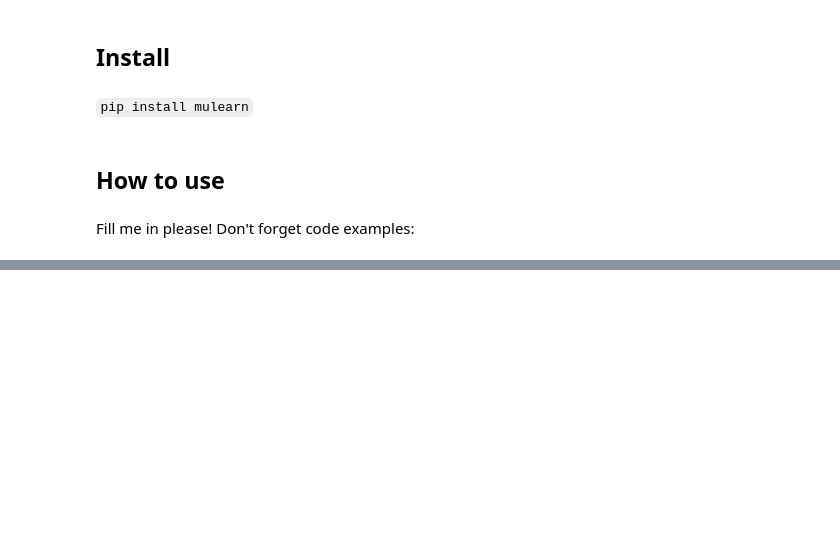
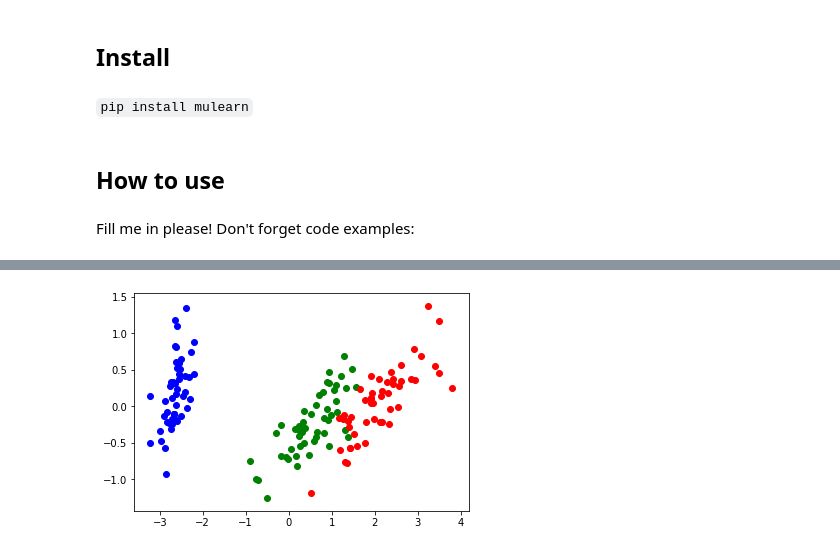
Before and after one commit to ManuelDileo/mulearn, a Jupyter notebook: index.ipynb, the cells around one changed output, grey strips where cells are left out. Cells and saved outputs as stored; diff of their text form; code cells hidden in the pictures; blank space fills up the shorter version.

```diff
--- a/index.ipynb
+++ b/index.ipynb
@@ -24,0 +21,10 @@ Fill me in please! Don't forget code examples:
+# %%
+import pandas as pd
+
+source = 'https://archive.ics.uci.edu/ml/machine-learning-databases/iris/iris.data'
+
+iris_df = pd.read_csv(source, header=None)
+
+iris_df.columns=['sepal_length', 'sepal_width', 'petal_length', 'petal_width', 'class']
+
+iris_df.tail()
@@ -24,0 +38,22 @@ Fill me in please! Don't forget code examples:
+# %%
+iris_values = iris_df.iloc[:,0:4].values
+iris_labels = iris_df.iloc[:,4].values
+# %%
+from sklearn.decomposition import PCA
+pca_2d = PCA(n_components=2)
+iris_values_2d = pca_2d.fit_transform(iris_values)
+# %%
+%matplotlib inline
+import matplotlib.pyplot as plt
+
+def gr_dataset():
+    for lab, col in zip(('Iris-setosa', 'Iris-versicolor', 'Iris-virginica'),
+                        ('blue', 'green', 'red')):
+        plt.scatter(iris_values_2d[iris_labels==lab, 0],
+                    iris_values_2d[iris_labels==lab, 1],
+                    label=lab,
+                    c=col)
+
+gr_dataset()
+# %% [output]
+[figure, added]
```
Also changed, not shown: parts of 8 cells of this notebook, 4 other files.
